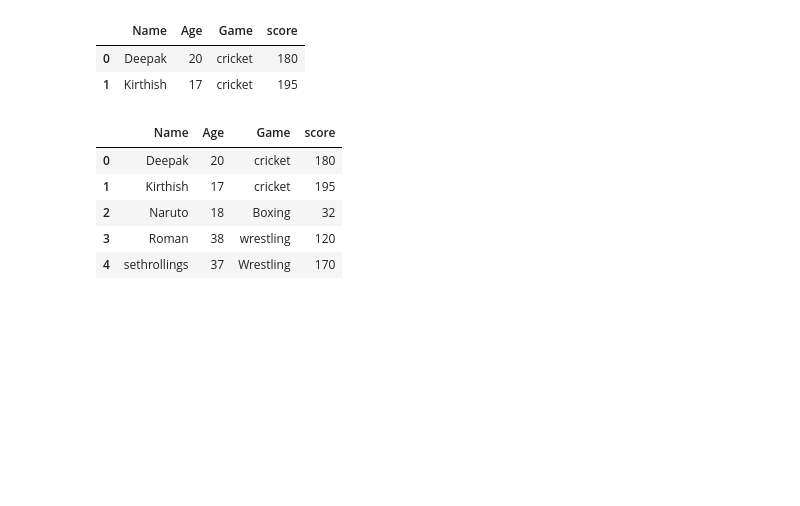
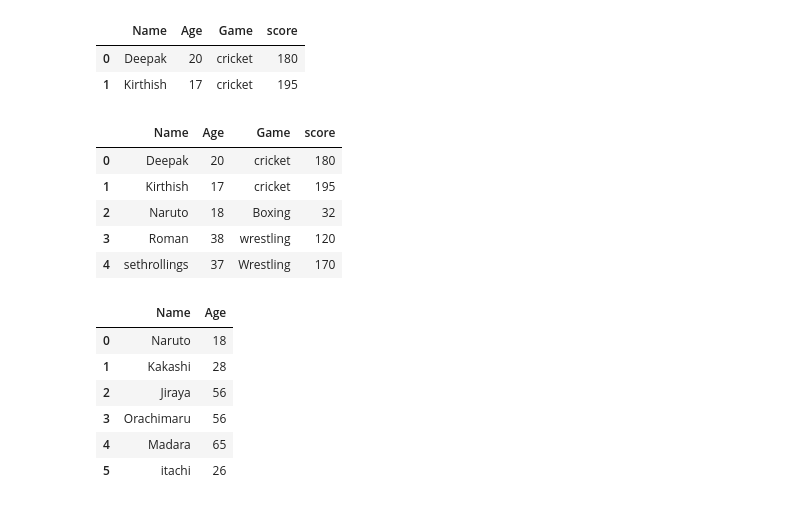
Before and after one commit to Deepak0121-svg/Pandas, a Jupyter notebook: pandas.ipynb, the cells around one changed output. Drawn from its saved outputs; the diff is of its cells as text; code cells hidden in the pictures; blank space fills up the shorter version.

```diff
--- a/pandas.ipynb
+++ b/pandas.ipynb
@@ -356,3 +356,15 @@ df
 | 2 | Naruto | 18 | Boxing | 32 |
 | 3 | Roman | 38 | wrestling | 120 |
 | 4 | sethrollings | 37 | Wrestling | 170 |
+# %%
+data={"Name":['Naruto','Kakashi','Jiraya','Orachimaru','Madara','itachi'],"Age":[18,28,56,56,65,26]}
+df=pd.DataFrame(data)
+df
+# %% [output]
+|  | Name | Age |
+| 0 | Naruto | 18 |
+| 1 | Kakashi | 28 |
+| 2 | Jiraya | 56 |
+| 3 | Orachimaru | 56 |
+| 4 | Madara | 65 |
+| 5 | itachi | 26 |
```
Also changed, not shown: parts of 8 cells of this notebook.
